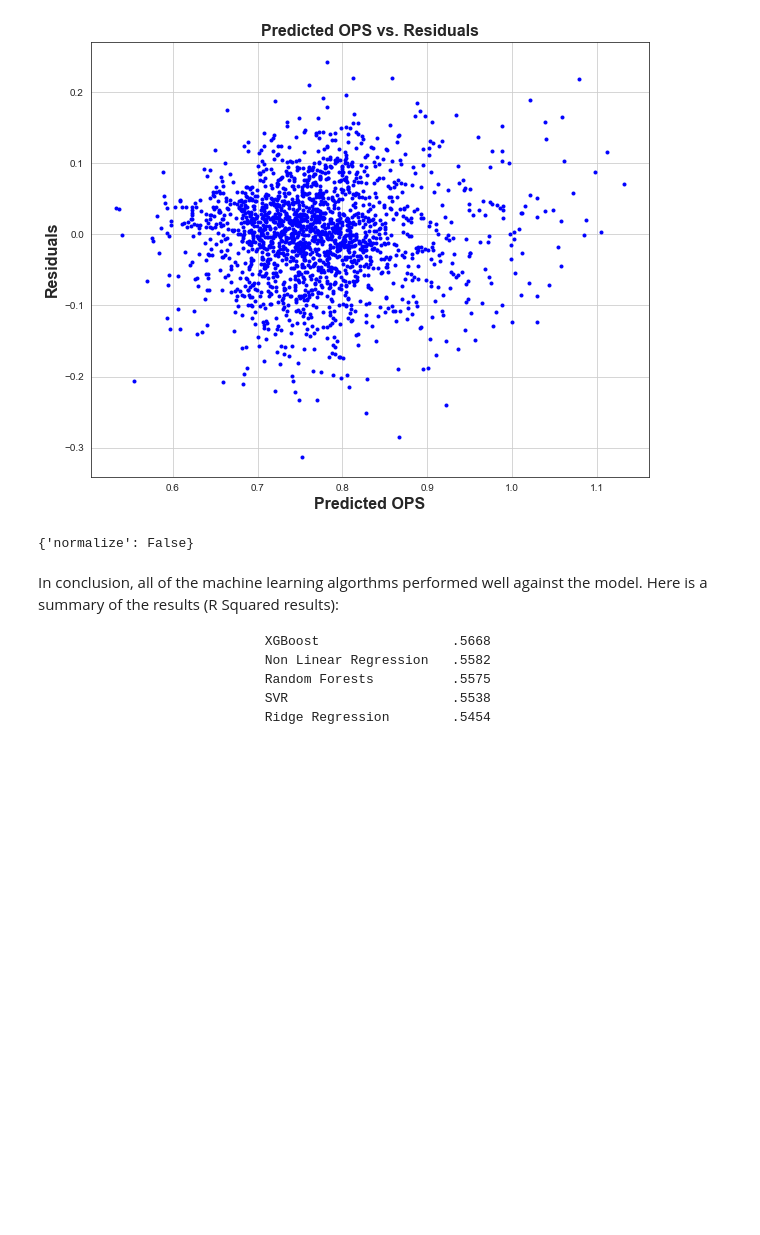
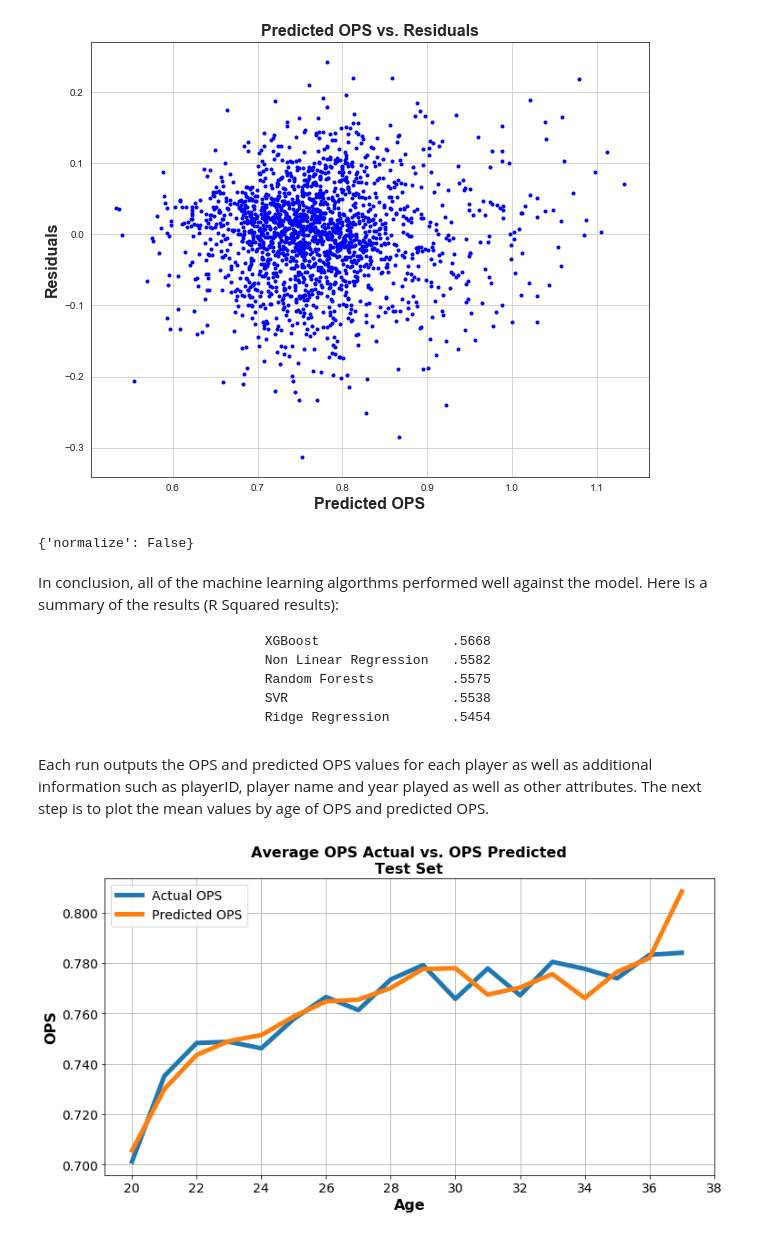
Before and after one commit to paulscheibal/SBDataScienceCert, a Jupyter notebook: CapstoneP1/MachineLearning/MachineLearningStory.ipynb, the cells around one changed output. Saved outputs shown, nothing was run; the diff lists cells and outputs as text; code cells hidden in the pictures; blank space fills up the shorter version.

Commit message:
added average and specific player prediction performance

```diff
--- a/CapstoneP1/MachineLearning/MachineLearningStory.ipynb
+++ b/CapstoneP1/MachineLearning/MachineLearningStory.ipynb
@@ -629,3 +629,46 @@ In conclusion, all of the machine learning algorthms performed well against the
                                Random Forests          .5575
                                SVR                     .5538
                                Ridge Regression        .5454
+# %% [markdown]
+Each run outputs the OPS and predicted OPS values for each player as well as additional information such as playerID, player name and year played as well as other attributes.  The next step is to plot the mean values by age of OPS and predicted OPS.
+# %%
+import pandas as pd
+import numpy as np
+from datetime import datetime
+import os.path
+import matplotlib.pyplot as plt
+import matplotlib.ticker as mtick
+import matplotlib as mpl
+import pylab as plb
+import matplotlib.mlab as mlab
+from IPython.core.pylabtools import figsize
+import warnings
+warnings.filterwarnings("ignore")
+
+figsize(12,6)
+
+path = 'C:\\Users\\User\\Documents\\PAUL\\Springboard\\core\\'
+filen = 'OPSpredictionsXGB_GS.csv'
+selectf = path + filen
+df = pd.read_csv(selectf)
+dfx = df.copy()
+dfx = df[['age','OPS','predOPS']]
+dfavg = df.groupby('age').mean()
+dfavg = dfavg.reset_index(drop=False)
+
+fig, ax = plt.subplots()
+ax.grid()
+plt.title('Average OPS Actual vs. OPS Predicted\nTest Set',weight='bold',size=16)
+plt.xlabel('Age',weight='bold',size=16)
+plt.ylabel('OPS',weight='bold',size=16)
+plt.plot(dfavg.age,dfavg.OPS,label='Actual OPS',linewidth=5)
+plt.plot(dfavg.age,dfavg.predOPS,label='Predicted OPS',linewidth=5)
+plt.yticks(np.arange(.700,.800,.020))
+plt.xticks(np.arange(20,39,2))
+ax.yaxis.set_major_formatter(mtick.StrMethodFormatter('{x:1.3f}'))
+ax.tick_params(axis='x', labelsize=14)
+ax.tick_params(axis='y', labelsize=14)
+leg = plt.legend(prop=dict(size=14))
+plt.show()
+# %% [output]
+[figure, added]
```
Also changed, not shown: parts of 4 cells of this notebook.
